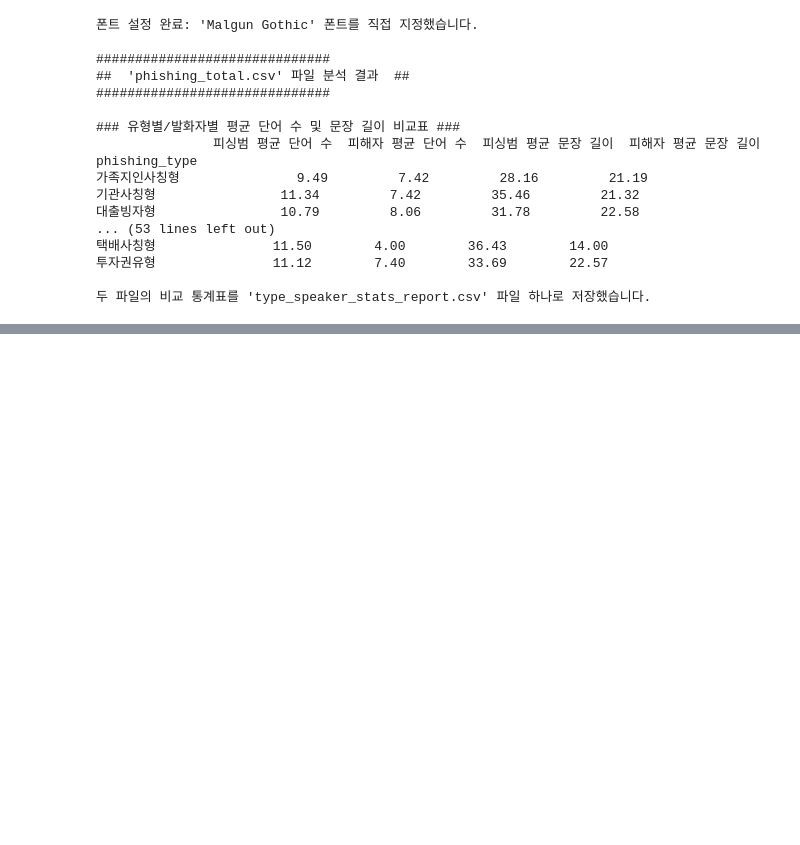
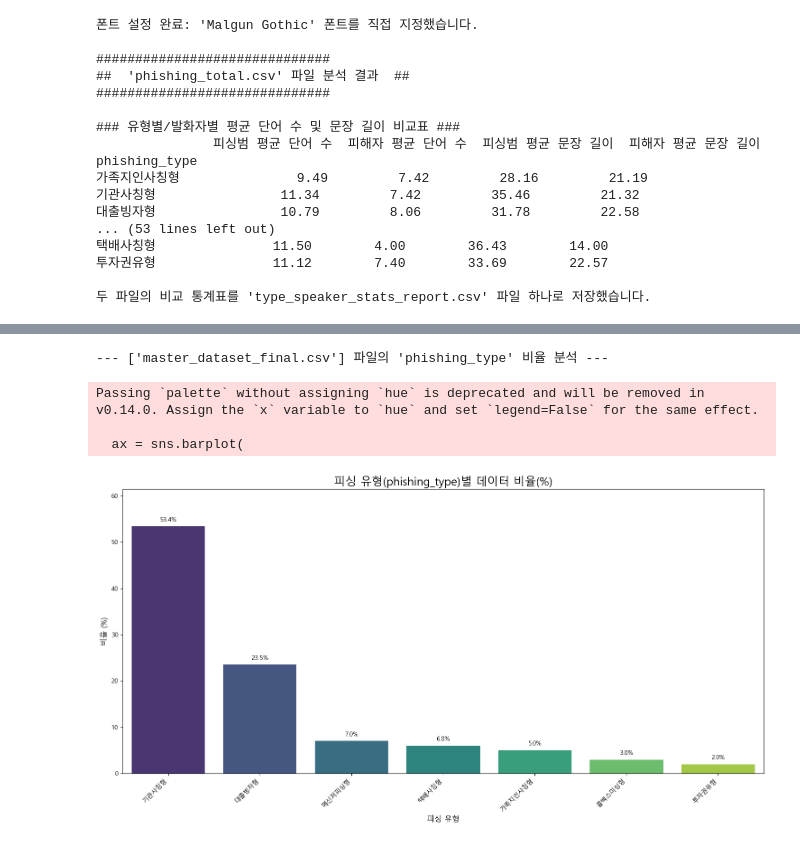
Before and after one commit to kwj903/woogawooga_project, a Jupyter notebook: dataset_create/Jinjoo/Jinjoo_추가EDA.ipynb, the cells around one changed output, grey strips where cells are left out. Cells and saved outputs as stored; diff of their text form; code cells hidden in the pictures; blank space fills up the shorter version.

```diff
--- a/dataset_create/Jinjoo/Jinjoo_추가EDA.ipynb
+++ b/dataset_create/Jinjoo/Jinjoo_추가EDA.ipynb
@@ -843,0 +1263,74 @@ phishing_type
+# %%
+# 필요한 라이브러리들을 불러옵니다.
+import pandas as pd
+import matplotlib.pyplot as plt
+import seaborn as sns
+import ast  # 문자열로 된 리스트를 실제 리스트로 변환하기 위해 사용
+
+# 한글 폰트가 깨지지 않도록 설정합니다.
+plt.rc("font", family="Malgun Gothic")
+plt.rcParams["axes.unicode_minus"] = False
+
+
+# 분석할 파일의 이름을 지정합니다.
+file_name = "master_dataset_final.csv"
+
+try:
+    # CSV 파일을 읽어옵니다.
+    df = pd.read_csv(file_name, converters={"tokens": ast.literal_eval})
+    print(f"--- ['{file_name}'] 파일의 'phishing_type' 비율 분석 ---")
+
+    # --- 1단계: 유형별 비율 계산 ---
+    # 각 유형의 개수를 전체 데이터 개수로 나누어 비율을 계산합니다.
+    type_percentage = df["phishing_type"].value_counts(normalize=True) * 100
+    # 계산된 비율을 데이터프레임으로 변환하여 다루기 쉽게 만듭니다.
+    type_percentage_df = type_percentage.reset_index()
+    type_percentage_df.columns = ["phishing_type", "percentage"]
+
+    # --- 2단계: 분포 시각화 (세로 막대그래프) ---
+    plt.figure(figsize=(15, 8))  # 그래프 크기를 조절합니다.
+
+    # seaborn의 barplot을 사용합니다. palette 옵션으로 다양한 색상을 지정할 수 있습니다.
+    ax = sns.barplot(
+        x="phishing_type", y="percentage", data=type_percentage_df, palette="viridis"
+    )
+
+    plt.title("피싱 유형(phishing_type)별 데이터 비율(%)", fontsize=18)
+    plt.xlabel("피싱 유형", fontsize=12)
+    plt.ylabel("비율 (%)", fontsize=12)
+
+    # x축의 유형 이름들이 길 경우 겹치지 않도록 45도 회전시킵니다.
+    plt.xticks(rotation=45, ha="right")
+
+    # 막대 위에 정확한 비율 수치를 소수점 첫째 자리까지 표시합니다.
+    for p in ax.patches:
+        height = p.get_height()
+        ax.annotate(
+            f"{height:.1f}%",
+            (p.get_x() + p.get_width() / 2.0, height),
+            ha="center",
+            va="center",
+            xytext=(0, 10),
+            textcoords="offset points",
+        )
+
+    # y축의 범위를 살짝 늘려 제목과 막대 위의 글자가 겹치지 않게 합니다.
+    plt.ylim(0, type_percentage_df["percentage"].max() * 1.15)
+
+    plt.tight_layout()  # 레이아웃을 깔끔하게 조정합니다.
+    plt.show()
+
+except FileNotFoundError:
+    print(
+        f"오류: '{file_name}' 파일을 찾을 수 없습니다. 파일 이름을 다시 확인해주세요."
+    )
+except KeyError:
+    print(f"오류: 파일에 'phishing_type' 컬럼이 없습니다. 컬럼 이름을 확인해주세요.")
+except Exception as e:
+    print(f"알 수 없는 오류가 발생했습니다: {e}")
+# %% [output]
+--- ['master_dataset_final.csv'] 파일의 'phishing_type' 비율 분석 ---
+Passing `palette` without assigning `hue` is deprecated and will be removed in v0.14.0. Assign the `x` variable to `hue` and set `legend=False` for the same effect.
+
+  ax = sns.barplot(
+[figure, added]
```
Also changed, not shown: parts of 15 cells of this notebook, 11 other files.
